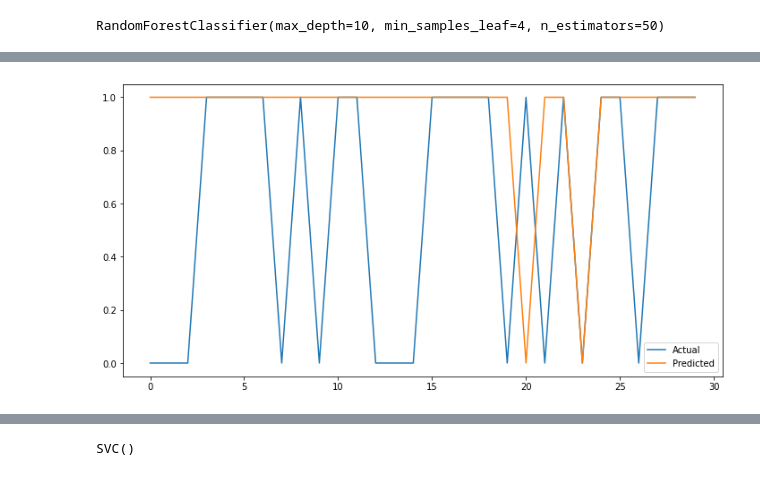
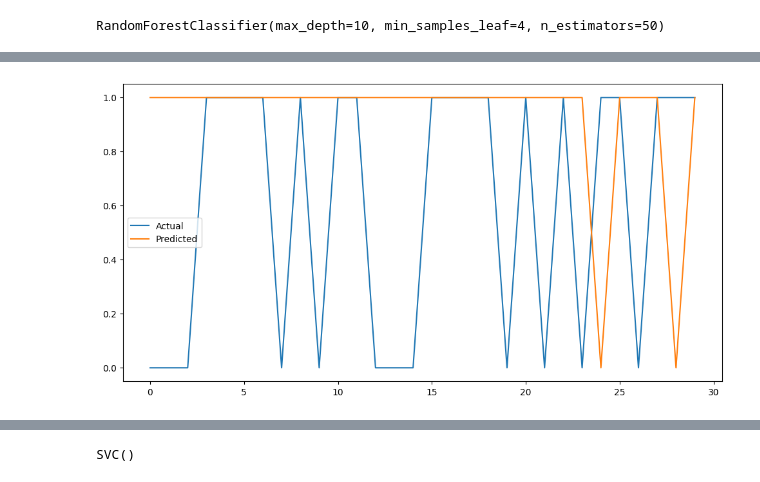
Before and after one commit to shadmehr-salehi/Crypto-Analysis, a Jupyter notebook: Part2/Project-2 copy.ipynb, the cells around one changed output, grey strips where cells are left out. Saved outputs shown, nothing was run; the diff lists cells and outputs as text; code cells hidden in the pictures.

```diff
--- a/Part2/Project-2 copy.ipynb
+++ b/Part2/Project-2 copy.ipynb
@@ -775,12 +753,12 @@ Final F1_Score: 0.7391304347826088
 # %%
 # plot predictions vs actual
 plt.figure(figsize=(12, 6))
-plt.plot(y_test, label='Actual')
-plt.plot(y_pred_rf_final, label='Predicted')
+plt.plot(y_val, label='Actual')
+plt.plot(y_pred, label='Predicted')
 plt.legend()
 plt.show()
 # %% [output]
-[figure, old version]
+[figure, new version]
 # %%
 plt.figure(figsize=(12, 6))
 plt.plot(test_data)
```
Also changed, not shown: parts of 72 cells of this notebook.
